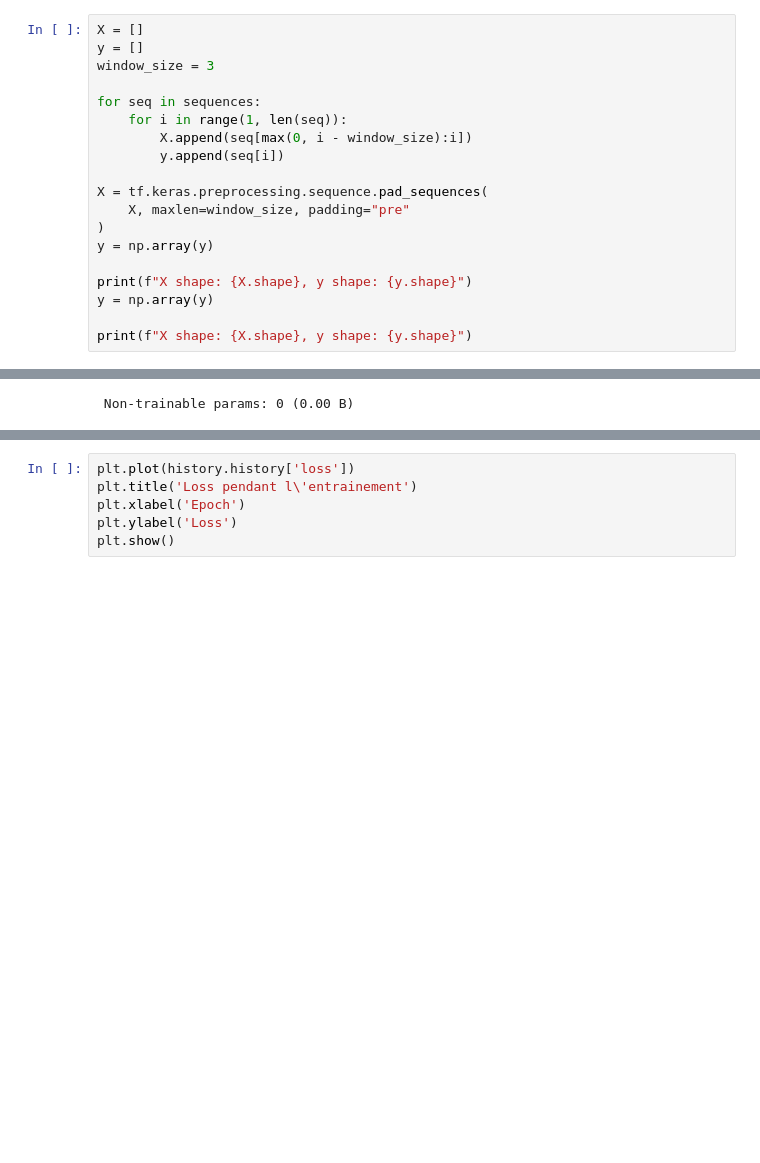
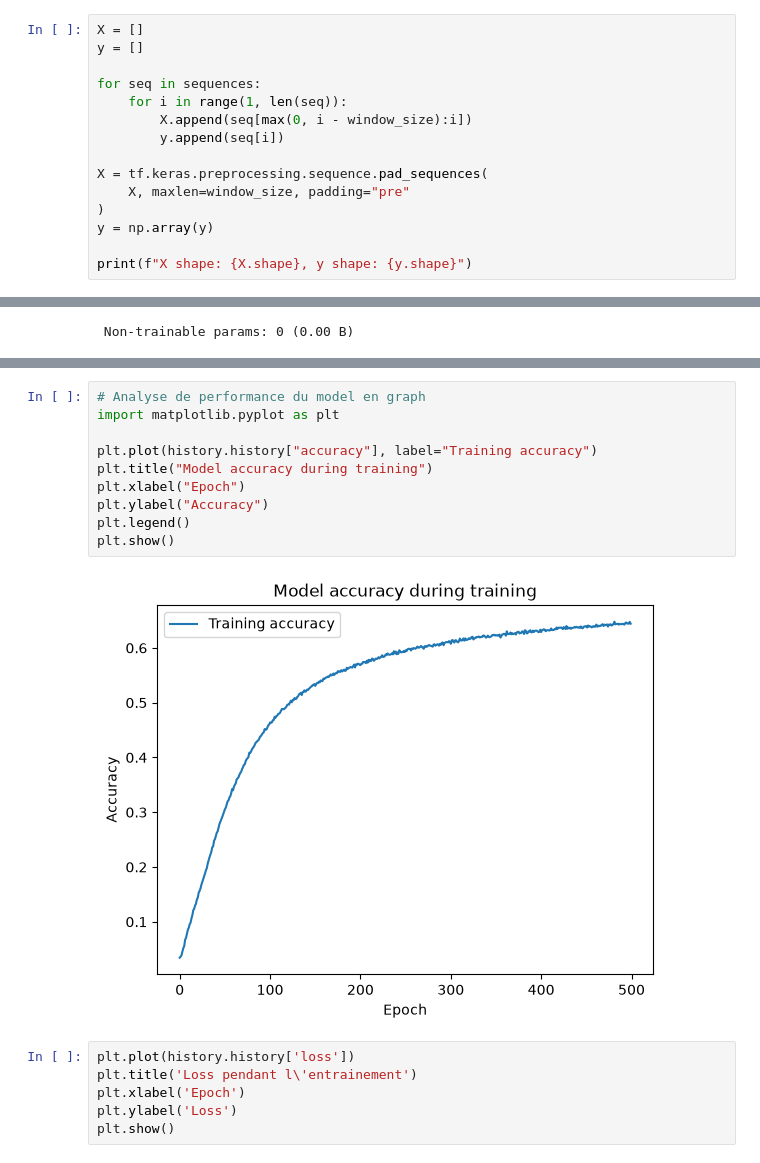
Before and after one commit to Tesfabirhan-WR/deep-learning, a Jupyter notebook: victor_hugo.ipynb, the cells around one changed output, grey strips where cells are left out. Cells and saved outputs as stored; diff of their text form; blank space fills up the shorter version.

```diff
--- a/victor_hugo.ipynb
+++ b/victor_hugo.ipynb
@@ -25,7 +25,6 @@ sequences = tokenizer.texts_to_sequences(texts)
 # %%
 X = []
 y = []
-window_size = 3
 
 for seq in sequences:
     for i in range(1, len(seq)):
@@ -38,8 +37,5 @@ X = tf.keras.preprocessing.sequence.pad_sequences(
 y = np.array(y)
 
 print(f"X shape: {X.shape}, y shape: {y.shape}")
-y = np.array(y)
-
-print(f"X shape: {X.shape}, y shape: {y.shape}")
 # %% [output]
 X shape: (11541, 3), y shape: (11541,)
@@ -109,3 +104,15 @@ Epoch 500/500
+# %%
+# Analyse de performance du model en graph
+import matplotlib.pyplot as plt
+
+plt.plot(history.history["accuracy"], label="Training accuracy")
+plt.title("Model accuracy during training")
+plt.xlabel("Epoch")
+plt.ylabel("Accuracy")
+plt.legend()
+plt.show()
+# %% [output]
+[figure, added]
 # %%
 plt.plot(history.history['loss'])
 plt.title('Loss pendant l\'entrainement')
```
Also changed, not shown: parts of 11 cells of this notebook, 4 other files.
